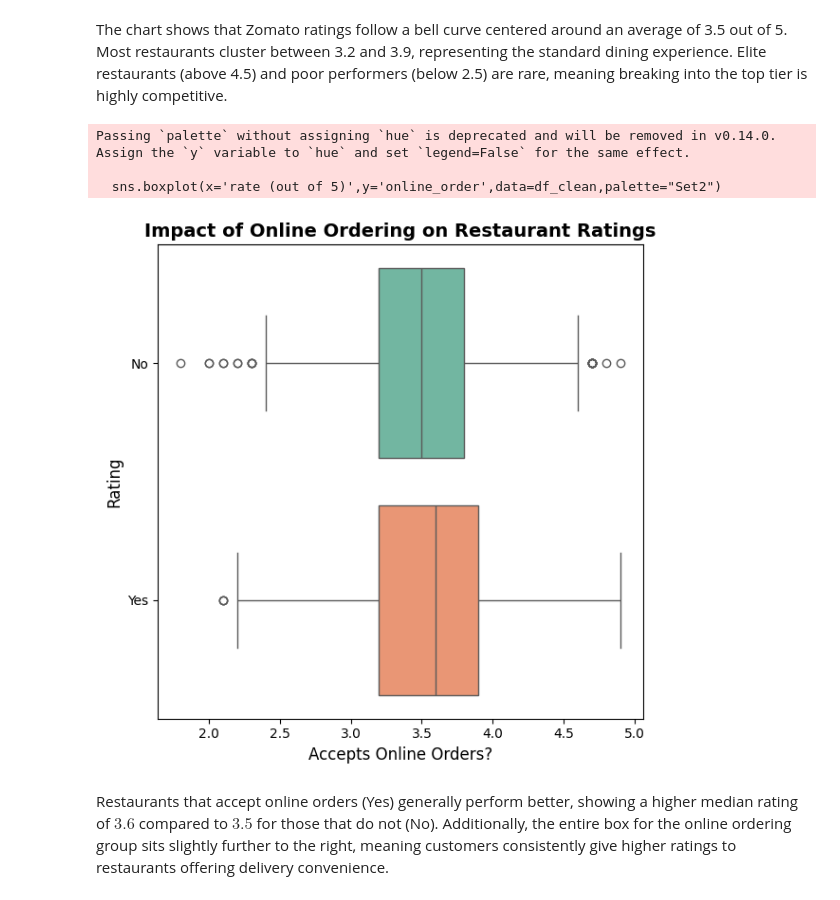
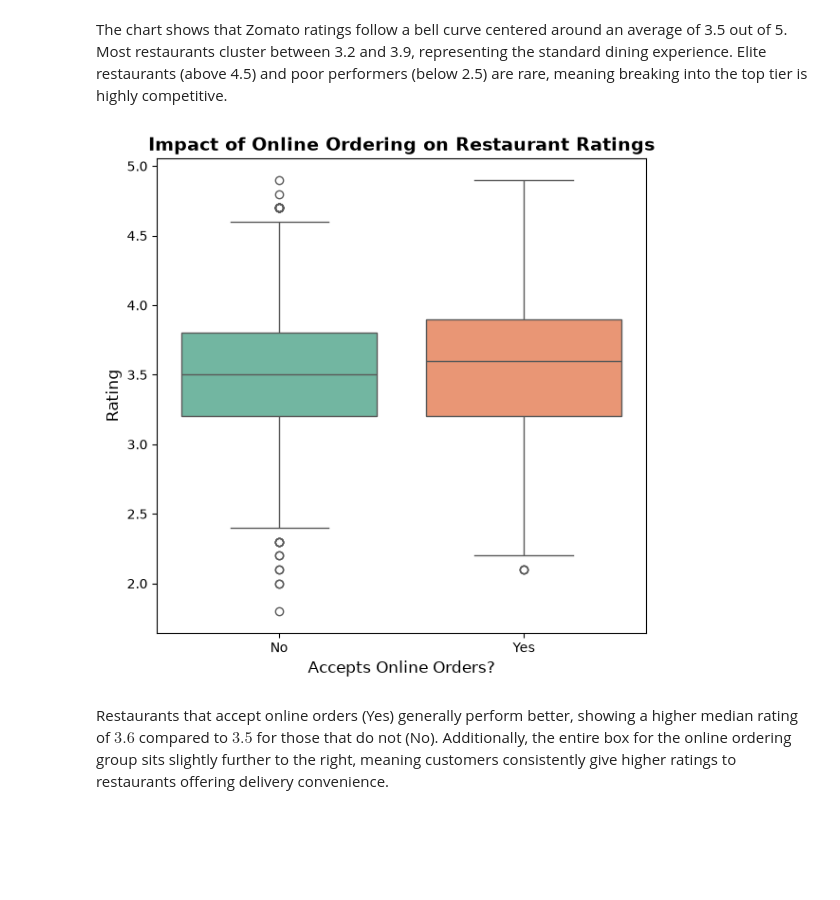
Before and after one commit to RohitManjrekar-DS/Zomato-restaurant-Analysis, a Jupyter notebook: Zomato-Restaurant-analysis/zomato.ipynb, the cells around one changed output. Drawn from its saved outputs; the diff is of its cells as text; code cells hidden in the pictures; blank space fills up the shorter version.

```diff
--- a/Zomato-Restaurant-analysis/zomato.ipynb
+++ b/Zomato-Restaurant-analysis/zomato.ipynb
@@ -5,7 +51,7 @@ import pandas as pd
 import matplotlib.pyplot as plt
 import seaborn as sns
 # %%
-zomato_df = pd.read_csv("zomato.csv")
+zomato_df = pd.read_csv("zomato_data.csv")
 # %%
 zomato_df.head()
 # %% [output]
@@ -135,22 +184,29 @@ plt.show
 The chart shows that Zomato ratings follow a bell curve centered around an average of 3.5 out of 5. Most restaurants cluster between 3.2 and 3.9, representing the standard dining experience. Elite restaurants (above 4.5) and poor performers (below 2.5) are rare, meaning breaking into the top tier is highly competitive.
 # %%
 plt.figure(figsize=(6,6))
-sns.boxplot(x='rate (out of 5)',y='online_order',data=df_clean,palette="Set2")
+
+sns.boxplot(
+    x='online_order',
+    y='rate (out of 5)',
+    data=df_clean,
+    hue='online_order',
+    palette="Set2",
+    legend=False
+)
 
 plt.title(
     "Impact of Online Ordering on Restaurant Ratings",
     fontsize=14,
-    fontweight="bold",
+    fontweight="bold"
 )
+
 plt.xlabel("Accepts Online Orders?", fontsize=12)
 plt.ylabel("Rating", fontsize=12)
+
 plt.tight_layout()
 plt.show()
 # %% [output]
-Passing `palette` without assigning `hue` is deprecated and will be removed in v0.14.0. Assign the `y` variable to `hue` and set `legend=False` for the same effect.
-
-  sns.boxplot(x='rate (out of 5)',y='online_order',data=df_clean,palette="Set2")
-[figure, old version]
+[figure, new version]
 # %% [markdown]
 Restaurants that accept online orders (Yes) generally perform better, showing a higher median rating of $3.6$ compared to $3.5$ for those that do not (No). Additionally, the entire box for the online ordering group sits slightly further to the right, meaning customers consistently give higher ratings to restaurants offering delivery convenience.
 # %%
```
Also changed, not shown: parts of 13 cells of this notebook.
